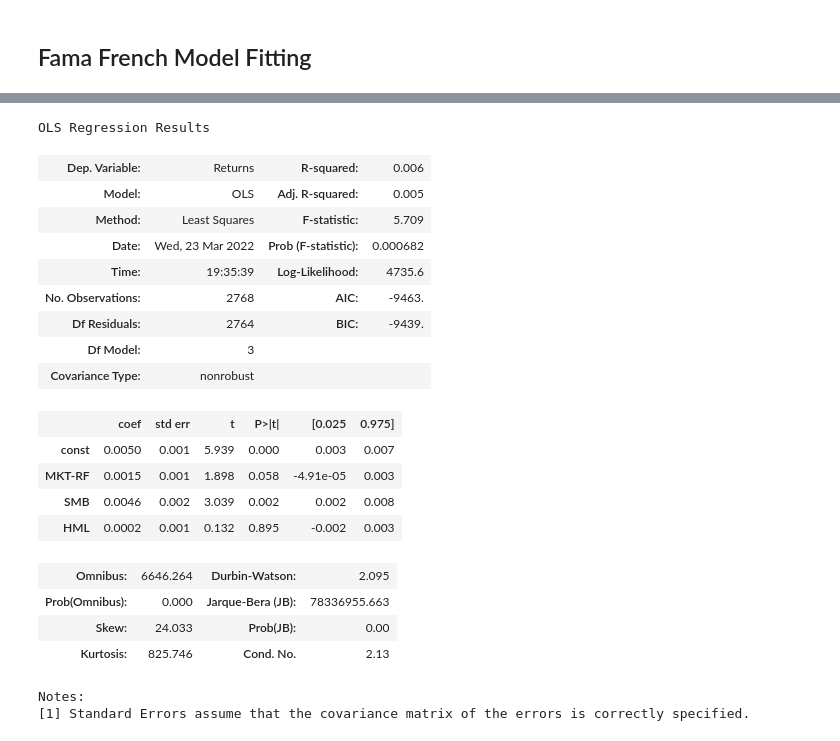
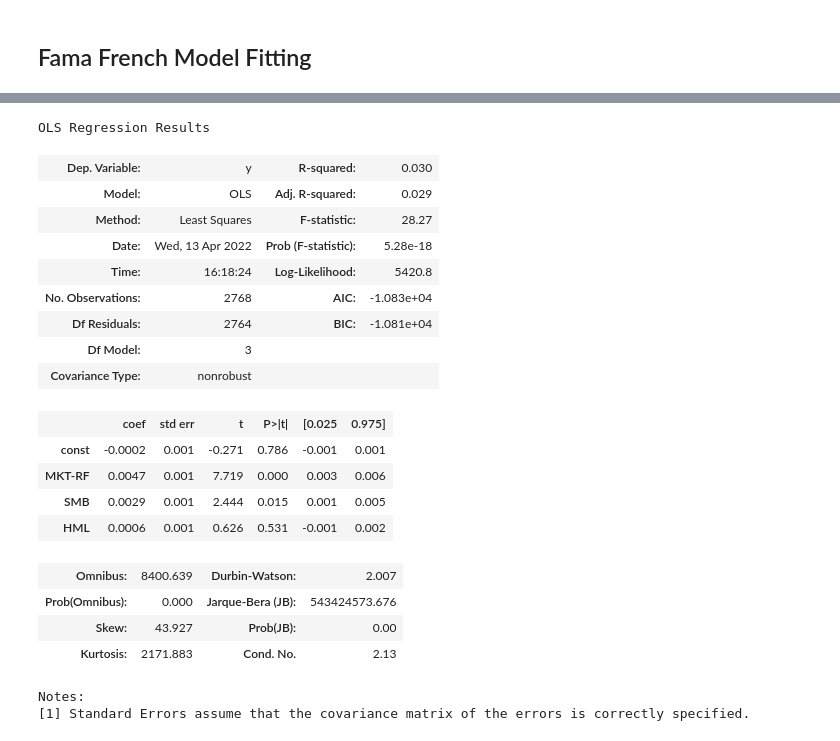
Before and after one commit to sidthak196/ESG_Momentum_Strategy, a Jupyter notebook: esg_data.ipynb, the cells around one changed output, grey strips where cells are left out. Cells and saved outputs as stored; diff of their text form; code cells hidden in the pictures.

```diff
--- a/esg_data.ipynb
+++ b/esg_data.ipynb
@@ -170,0 +257,23 @@ plt.plot(t)
+# %%
+#Read FF factors
+ff_factors = pd.read_csv("H:/My Drive/Projects/ESG_Momentum_Strategy/Data/Fama_French_Factors.csv",index_col="date",parse_dates=['date'])
+ff_factors.head()
+
+#Create a dataframe of fama frenchfactors and our returns
+mkt_rf = []
+smb = []
+hml = []
+rf = []
+for i in Mom_Returns.index:
+    mkt_rf.append(ff_factors['Mkt-RF'][i])
+    smb.append(ff_factors['SMB'][i])
+    hml.append(ff_factors['HML'][i])
+    rf.append(ff_factors['RF'][i])
+
+fama_french_factors = pd.DataFrame(list(zip(mkt_rf,smb,hml)),columns=['MKT-RF',"SMB","HML"],index=Mom_Returns.index)
+# %%
+#High ESG portfolio
+X = sm.add_constant(fama_french_factors[['MKT-RF',"SMB","HML"]])
+Y = [Mom_Returns['HIGHESG'][i]-rf[i] for i in range(len(Mom_Returns['HIGHESG']))]
+model1 = sm.OLS(Y,X).fit()
+model1.summary()
@@ -170,0 +302,6 @@ plt.plot(t)
+# %%
+#Low ESG portfolio
+X = sm.add_constant(fama_french_factors[['MKT-RF',"SMB","HML"]])
+Y = [Mom_Returns['LOWESG'][i]-rf[i] for i in range(len(Mom_Returns['LOWESG']))]
+model1 = sm.OLS(Y,X).fit()
+model1.summary()
@@ -189,15 +350,17 @@ for port in [port_stks_high_esg,port_stks_low_esg]:
         temp = 0.0
 
         for j in port[i.year]:
-            temp = temp + Stock_returns[j.replace(' US Equity','')][i] * 0.02
-
+            try:
+                temp = temp + Stock_returns[j.replace(' US Equity','')][i] * 0.02
+            except:
+                temp = temp
         if toggle == 0:
             port_ret_high.append(temp)
         else:
             port_ret_low.append(temp)
     toggle = 1
-port_ret_high_esg = pd.DataFrame(port_ret_high,index=Dates[:len(Dates)-252],columns=['Returns'])
-port_ret_low_esg = pd.DataFrame(port_ret_low,index=Dates[:len(Dates)-252],columns=['Returns'])
+port_ret_high_esg = pd.DataFrame(port_ret_high,index=Dates[1:],columns=['Returns'])
+port_ret_low_esg = pd.DataFrame(port_ret_low,index=Dates[1:],columns=['Returns'])
 
 
 port_ret_high_esg.to_csv("Port_high_ret_daily.csv")
@@ -251,27 +417,28 @@ Notes:
 # %%
 #Low ESG portfolio
-model2 = sm.OLS(port_ret_low_esg['Returns'],X).fit()
+Y = [port_ret_low_esg['Returns'][i] - rf[i] for i in range(len(port_ret_low_esg['Returns']))]
+model2 = sm.OLS(Y,X).fit()
 model2.summary()
 # %% [output]
 OLS Regression Results
-| Dep. Variable: | Returns | R-squared: | 0.006 |
-| Model: | OLS | Adj. R-squared: | 0.005 |
-| Method: | Least Squares | F-statistic: | 5.709 |
-| Date: | Wed, 23 Mar 2022 | Prob (F-statistic): | 0.000682 |
-| Time: | 19:35:39 | Log-Likelihood: | 4735.6 |
-| No. Observations: | 2768 | AIC: | -9463. |
-| Df Residuals: | 2764 | BIC: | -9439. |
+| Dep. Variable: | y | R-squared: | 0.030 |
+| Model: | OLS | Adj. R-squared: | 0.029 |
+| Method: | Least Squares | F-statistic: | 28.27 |
+| Date: | Wed, 13 Apr 2022 | Prob (F-statistic): | 5.28e-18 |
+| Time: | 16:18:24 | Log-Likelihood: | 5420.8 |
+| No. Observations: | 2768 | AIC: | -1.083e+04 |
+| Df Residuals: | 2764 | BIC: | -1.081e+04 |
 | Df Model: | 3 |  |  |
 | Covariance Type: | nonrobust |  |  |
 |  | coef | std err | t | P>|t| | [0.025 | 0.975] |
-| const | 0.0050 | 0.001 | 5.939 | 0.000 | 0.003 | 0.007 |
-| MKT-RF | 0.0015 | 0.001 | 1.898 | 0.058 | -4.91e-05 | 0.003 |
-| SMB | 0.0046 | 0.002 | 3.039 | 0.002 | 0.002 | 0.008 |
-| HML | 0.0002 | 0.001 | 0.132 | 0.895 | -0.002 | 0.003 |
+| const | -0.0002 | 0.001 | -0.271 | 0.786 | -0.001 | 0.001 |
+| MKT-RF | 0.0047 | 0.001 | 7.719 | 0.000 | 0.003 | 0.006 |
+| SMB | 0.0029 | 0.001 | 2.444 | 0.015 | 0.001 | 0.005 |
+| HML | 0.0006 | 0.001 | 0.626 | 0.531 | -0.001 | 0.002 |
-| Omnibus: | 6646.264 | Durbin-Watson: | 2.095 |
-| Prob(Omnibus): | 0.000 | Jarque-Bera (JB): | 78336955.663 |
-| Skew: | 24.033 | Prob(JB): | 0.00 |
-| Kurtosis: | 825.746 | Cond. No. | 2.13 |
+| Omnibus: | 8400.639 | Durbin-Watson: | 2.007 |
+| Prob(Omnibus): | 0.000 | Jarque-Bera (JB): | 543424573.676 |
+| Skew: | 43.927 | Prob(JB): | 0.00 |
+| Kurtosis: | 2171.883 | Cond. No. | 2.13 |
 Notes:
 [1] Standard Errors assume that the covariance matrix of the errors is correctly specified.
 # %%
```
Also changed, not shown: parts of 18 cells of this notebook.
